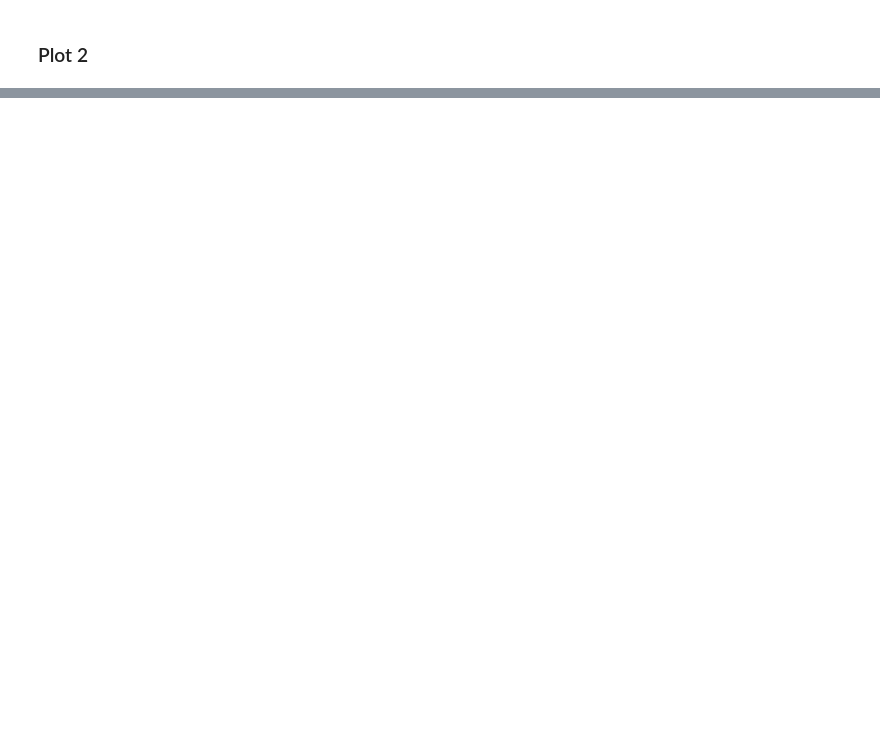
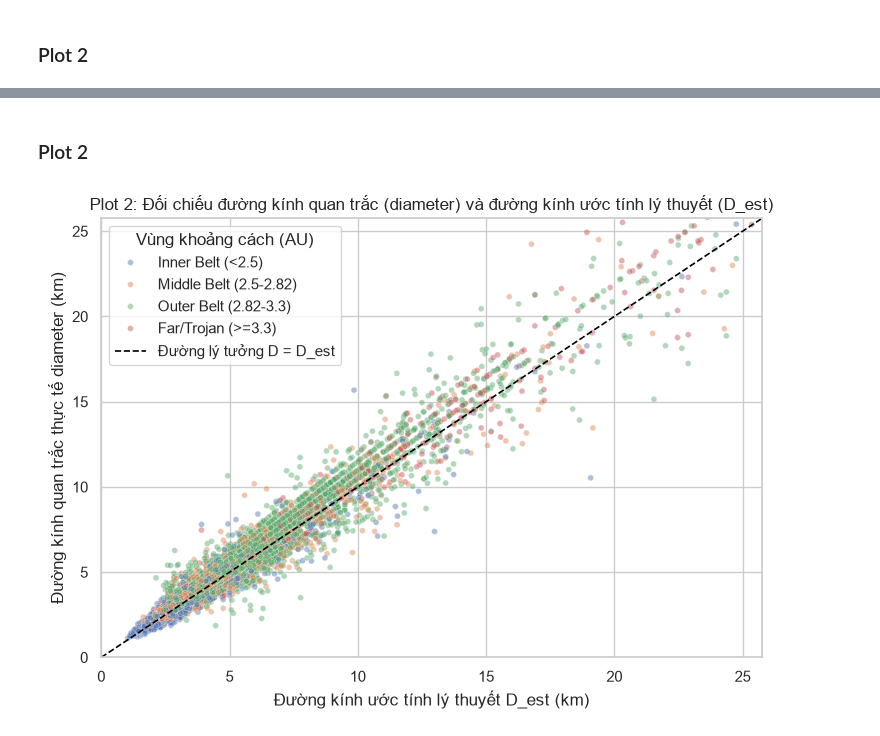
Before and after one commit to hohuunghiem/Programming-for-Data-Science, a Jupyter notebook: notebooks/02_analysis.ipynb, the cells around one changed output, grey strips where cells are left out. Cells and saved outputs as stored; diff of their text form; code cells hidden in the pictures; blank space fills up the shorter version.

```diff
--- a/notebooks/02_analysis.ipynb
+++ b/notebooks/02_analysis.ipynb
@@ -83,0 +388,22 @@ Include at least two well-labelled plots for this question. Each plot should hav
+# %% [markdown]
+### Plot 2
+# %%
+# ### Plot 2: Kiểm chứng công thức biến dẫn xuất D3 (Diameter thực tế vs D_est lý thuyết)
+sample_p2 = q2_sub.sample(n=min(10000, len(q2_sub)), random_state=42)
+plt.figure(figsize=(7.5, 5.5))
+sns.scatterplot(
+    data=sample_p2, x="d_est", y="diameter", hue="heliocentric_zone",
+    alpha=0.45, s=18
+)
+max_val = min(sample_p2["diameter"].quantile(0.995), sample_p2["d_est"].quantile(0.995))
+plt.plot([0, max_val], [0, max_val], color="black", linestyle="--", linewidth=1.2, label="Đường lý tưởng D = D_est")
+plt.xlim(0, max_val)
+plt.ylim(0, max_val)
+plt.title("Plot 2: Đối chiếu đường kính quan trắc (diameter) và đường kính ước tính lý thuyết (D_est)")
+plt.xlabel("Đường kính ước tính lý thuyết D_est (km)")
+plt.ylabel("Đường kính quan trắc thực tế diameter (km)")
+plt.legend(title="Vùng khoảng cách (AU)")
+plt.tight_layout()
+plt.show()
+# %% [output]
+[figure, added]
```
Also changed, not shown: parts of 18 cells of this notebook.
